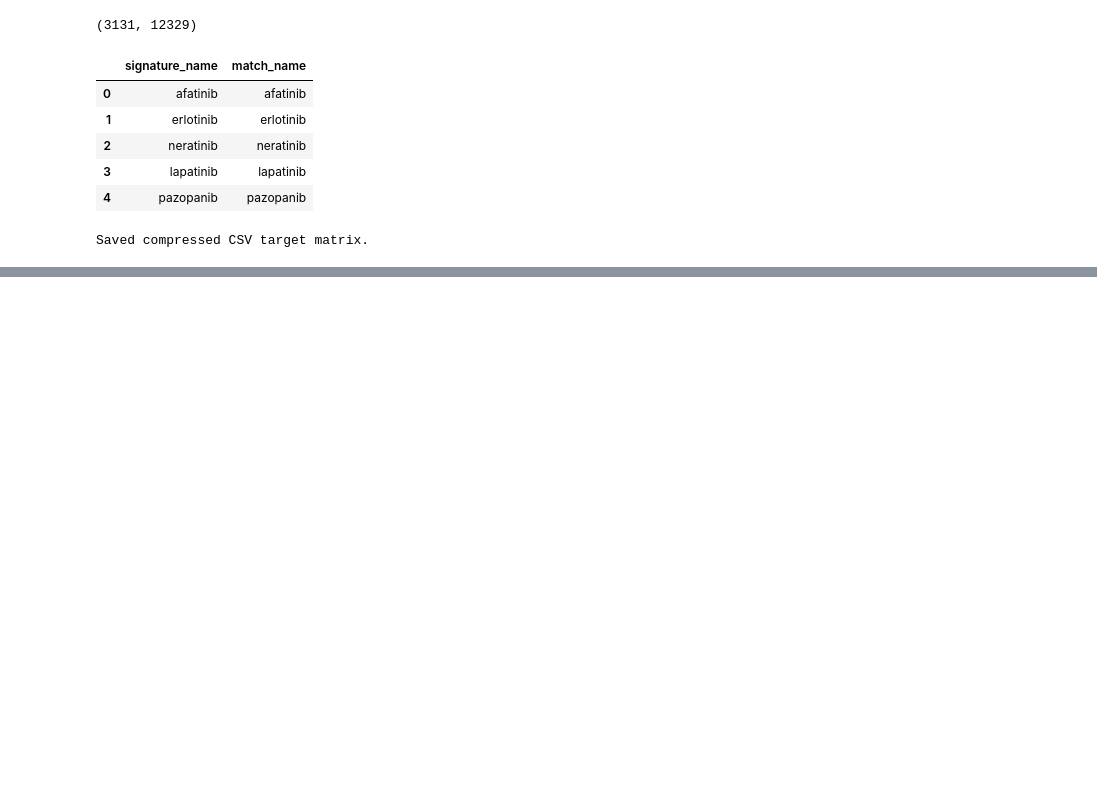
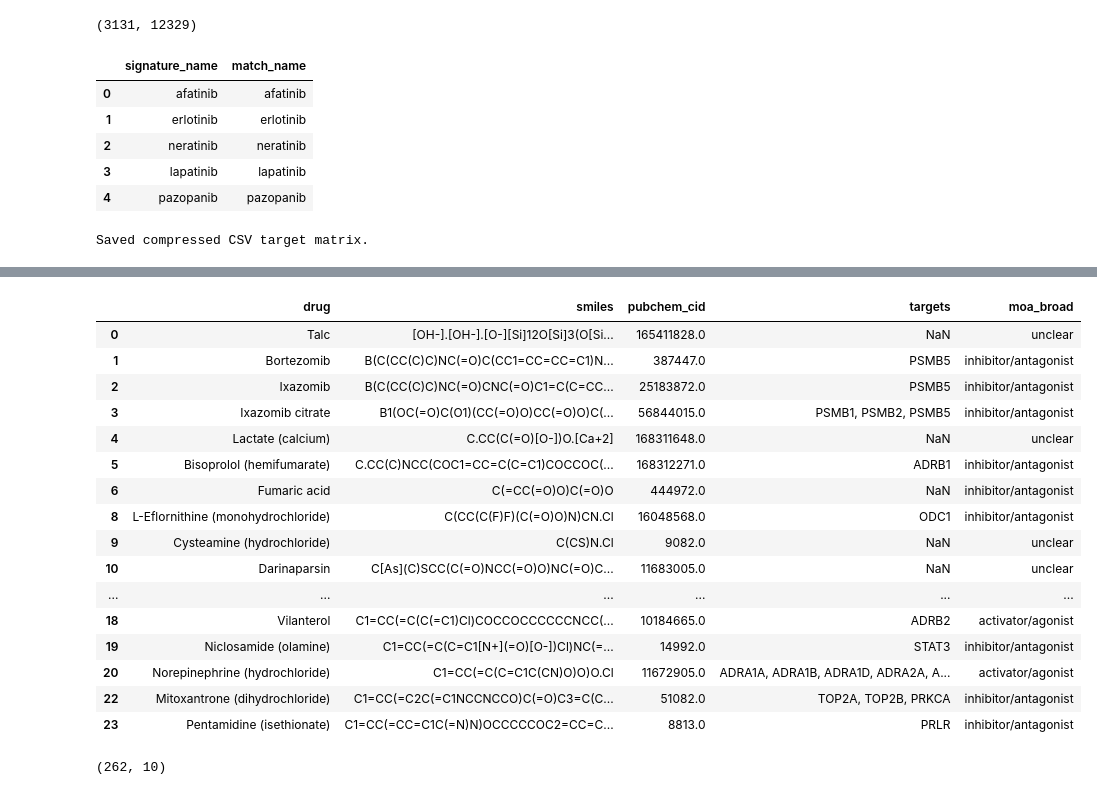
Before and after one commit to mell508-gif/predicting-predictability, a Jupyter notebook: data/part4_predicting.ipynb, the cells around one changed output, grey strips where cells are left out. Saved outputs shown, nothing was run; the diff lists cells and outputs as text; code cells hidden in the pictures; blank space fills up the shorter version.

Commit message:
Build expanded DRUG-seq and Tahoe compound registry

```diff
--- a/data/part4_predicting.ipynb
+++ b/data/part4_predicting.ipynb
@@ -488,0 +946,6 @@ Saved compressed CSV target matrix.
+# %%
+tahoe_drug_path = Path.cwd() / "drug_metadata.parquet"
+
+tahoe_drugs = pd.read_parquet(tahoe_drug_path)
+
+tahoe_drugs.shape
@@ -488,0 +975,18 @@ Saved compressed CSV target matrix.
+# %%
+tahoe_compounds = tahoe_drugs[
+    ["drug", "canonical_smiles", "pubchem_cid", "targets", "moa-broad", "moa-fine"]
+].copy()
+
+tahoe_compounds = tahoe_compounds.rename(
+    columns={
+        "canonical_smiles": "smiles",
+        "moa-broad": "moa_broad",
+        "moa-fine": "moa_fine",
+    }
+)
+
+print("Tahoe compounds:", len(tahoe_compounds))
+print("Missing SMILES:", tahoe_compounds["smiles"].isna().sum())
+print("Unique SMILES:", tahoe_compounds["smiles"].nunique())
+
+tahoe_compounds.head()
@@ -488,0 +1017,14 @@ Saved compressed CSV target matrix.
+# %%
+from rdkit import Chem
+
+def canonicalize_smiles(smiles):
+    if pd.isna(smiles):
+        return None
+
+    mol = Chem.MolFromSmiles(smiles)
+    return Chem.MolToSmiles(mol) if mol is not None else None
+
+tahoe_compounds["canonical_smiles"] = tahoe_compounds["smiles"].apply(canonicalize_smiles)
+
+print("Valid canonical Tahoe SMILES:", tahoe_compounds["canonical_smiles"].notna().sum())
+print("Invalid/unreadable Tahoe SMILES:", tahoe_compounds["canonical_smiles"].isna().sum())
@@ -488,0 +1092,41 @@ Saved compressed CSV target matrix.
+# %%
+tahoe_registry_status.loc[
+    tahoe_registry_status["new_to_both"],
+    ["drug", "smiles", "pubchem_cid", "targets", "moa_broad"]
+].head(20)
+# %% [output]
+|  | drug | smiles | pubchem_cid | targets | moa_broad |
+| 0 | Talc | [OH-].[OH-].[O-][Si]12O[Si]3(O[Si... | 165411828.0 | NaN | unclear |
+| 1 | Bortezomib | B(C(CC(C)C)NC(=O)C(CC1=CC=CC=C1)N... | 387447.0 | PSMB5 | inhibitor/antagonist |
+| 2 | Ixazomib | B(C(CC(C)C)NC(=O)CNC(=O)C1=C(C=CC... | 25183872.0 | PSMB5 | inhibitor/antagonist |
+| 3 | Ixazomib citrate | B1(OC(=O)C(O1)(CC(=O)O)CC(=O)O)C(... | 56844015.0 | PSMB1, PSMB2, PSMB5 | inhibitor/antagonist |
+| 4 | Lactate (calcium) | C.CC(C(=O)[O-])O.[Ca+2] | 168311648.0 | NaN | unclear |
+| 5 | Bisoprolol (hemifumarate) | C.CC(C)NCC(COC1=CC=C(C=C1)COCCOC(... | 168312271.0 | ADRB1 | inhibitor/antagonist |
+| 6 | Fumaric acid | C(=CC(=O)O)C(=O)O | 444972.0 | NaN | inhibitor/antagonist |
+| 8 | L-Eflornithine (monohydrochloride) | C(CC(C(F)F)(C(=O)O)N)CN.Cl | 16048568.0 | ODC1 | inhibitor/antagonist |
+| 9 | Cysteamine (hydrochloride) | C(CS)N.Cl | 9082.0 | NaN | unclear |
+| 10 | Darinaparsin | C[As](C)SCC(C(=O)NCC(=O)O)NC(=O)C... | 11683005.0 | NaN | unclear |
+| ... | ... | ... | ... | ... | ... |
+| 18 | Vilanterol | C1=CC(=C(C(=C1)Cl)COCCOCCCCCCNCC(... | 10184665.0 | ADRB2 | activator/agonist |
+| 19 | Niclosamide (olamine) | C1=CC(=C(C=C1[N+](=O)[O-])Cl)NC(=... | 14992.0 | STAT3 | inhibitor/antagonist |
+| 20 | Norepinephrine (hydrochloride) | C1=CC(=C(C=C1C(CN)O)O)O.Cl | 11672905.0 | ADRA1A, ADRA1B, ADRA1D, ADRA2A, A... | activator/agonist |
+| 22 | Mitoxantrone (dihydrochloride) | C1=CC(=C2C(=C1NCCNCCO)C(=O)C3=C(C... | 51082.0 | TOP2A, TOP2B, PRKCA | inhibitor/antagonist |
+| 23 | Pentamidine (isethionate) | C1=CC(=CC=C1C(=N)N)OCCCCCOC2=CC=C... | 8813.0 | PRLR | inhibitor/antagonist |
+# %%
+tahoe_registry_status.to_csv(
+    Path.cwd() / "tahoe_registry_overlap_status.csv",
+    index=False
+)
+
+tahoe_new_compounds = tahoe_registry_status.loc[
+    tahoe_registry_status["new_to_both"]
+].copy()
+
+tahoe_new_compounds.to_csv(
+    Path.cwd() / "tahoe_new_compounds_with_smiles.csv",
+    index=False
+)
+
+print(tahoe_new_compounds.shape)
+# %% [output]
+(262, 10)
```
Also changed, not shown: parts of 49 cells of this notebook, 10 other files.
